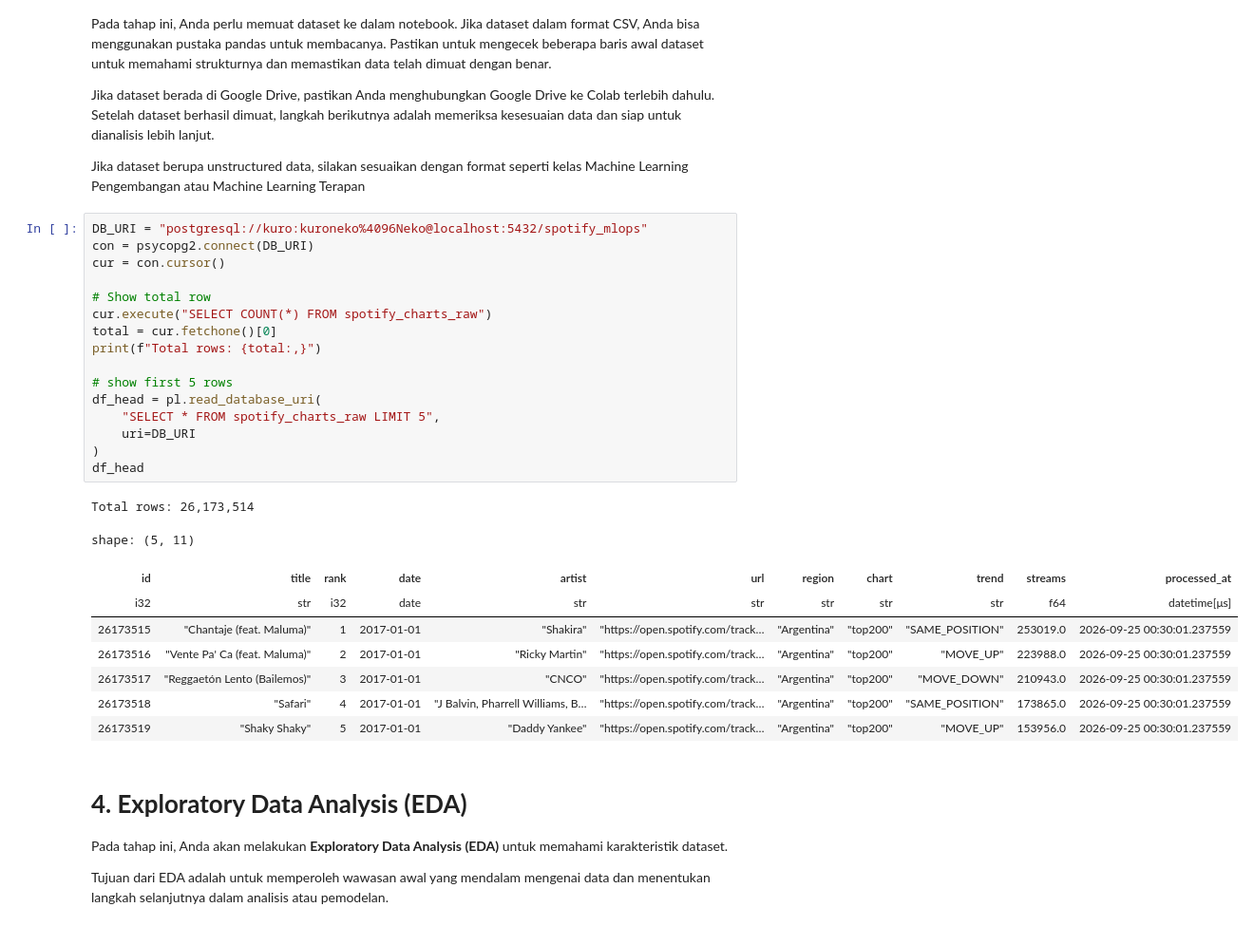
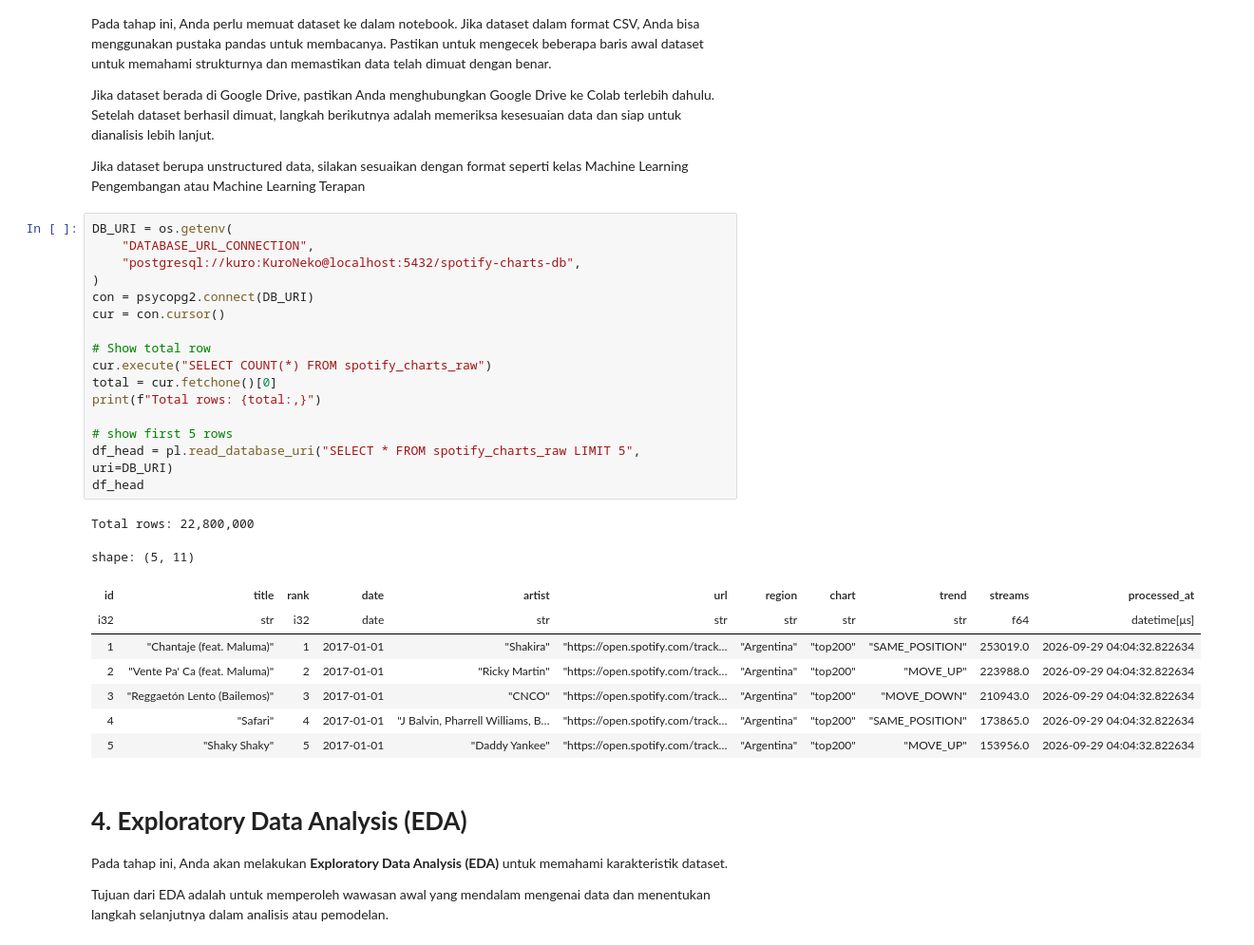
Before and after one commit to Aldi-H/spotify-chart-mlops, a Jupyter notebook: notebooks/spotify_chart_mlops.ipynb, the cells around one changed output. Shown at 95% size. Drawn from its saved outputs; the diff is of its cells as text.

```diff
--- a/notebooks/spotify_chart_mlops.ipynb
+++ b/notebooks/spotify_chart_mlops.ipynb
@@ -26,31 +30,31 @@ Jika dataset berada di Google Drive, pastikan Anda menghubungkan Google Drive ke
 
 Jika dataset berupa unstructured data, silakan sesuaikan dengan format seperti kelas Machine Learning Pengembangan atau Machine Learning Terapan
 # %%
-DB_URI = "postgresql://kuro:kuroneko%4096Neko@localhost:5432/spotify_mlops"
+DB_URI = os.getenv(
+    "DATABASE_URL_CONNECTION",
+    "postgresql://kuro:KuroNeko@localhost:5432/spotify-charts-db",
+)
 con = psycopg2.connect(DB_URI)
 cur = con.cursor()
 
 # Show total row
 cur.execute("SELECT COUNT(*) FROM spotify_charts_raw")
 total = cur.fetchone()[0]
 print(f"Total rows: {total:,}")
 
 # show first 5 rows
-df_head = pl.read_database_uri(
-    "SELECT * FROM spotify_charts_raw LIMIT 5",
-    uri=DB_URI
-)
+df_head = pl.read_database_uri("SELECT * FROM spotify_charts_raw LIMIT 5", uri=DB_URI)
 df_head
 # %% [output]
-Total rows: 26,173,514
+Total rows: 22,800,000
 shape: (5, 11)
 | id | title | rank | date | artist | url | region | chart | trend | streams | processed_at |
 | i32 | str | i32 | date | str | str | str | str | str | f64 | datetime[μs] |
-| 26173515 | "Chantaje (feat. Maluma)" | 1 | 2017-01-01 | "Shakira" | "https://open.spotify.com/track… | "Argentina" | "top200" | "SAME_POSITION" | 253019.0 | 2026-09-25 00:30:01.237559 |
-| 26173516 | "Vente Pa' Ca (feat. Maluma)" | 2 | 2017-01-01 | "Ricky Martin" | "https://open.spotify.com/track… | "Argentina" | "top200" | "MOVE_UP" | 223988.0 | 2026-09-25 00:30:01.237559 |
-| 26173517 | "Reggaetón Lento (Bailemos)" | 3 | 2017-01-01 | "CNCO" | "https://open.spotify.com/track… | "Argentina" | "top200" | "MOVE_DOWN" | 210943.0 | 2026-09-25 00:30:01.237559 |
-| 26173518 | "Safari" | 4 | 2017-01-01 | "J Balvin, Pharrell Williams, B… | "https://open.spotify.com/track… | "Argentina" | "top200" | "SAME_POSITION" | 173865.0 | 2026-09-25 00:30:01.237559 |
-| 26173519 | "Shaky Shaky" | 5 | 2017-01-01 | "Daddy Yankee" | "https://open.spotify.com/track… | "Argentina" | "top200" | "MOVE_UP" | 153956.0 | 2026-09-25 00:30:01.237559 |
+| 1 | "Chantaje (feat. Maluma)" | 1 | 2017-01-01 | "Shakira" | "https://open.spotify.com/track… | "Argentina" | "top200" | "SAME_POSITION" | 253019.0 | 2026-09-29 04:04:32.822634 |
+| 2 | "Vente Pa' Ca (feat. Maluma)" | 2 | 2017-01-01 | "Ricky Martin" | "https://open.spotify.com/track… | "Argentina" | "top200" | "MOVE_UP" | 223988.0 | 2026-09-29 04:04:32.822634 |
+| 3 | "Reggaetón Lento (Bailemos)" | 3 | 2017-01-01 | "CNCO" | "https://open.spotify.com/track… | "Argentina" | "top200" | "MOVE_DOWN" | 210943.0 | 2026-09-29 04:04:32.822634 |
+| 4 | "Safari" | 4 | 2017-01-01 | "J Balvin, Pharrell Williams, B… | "https://open.spotify.com/track… | "Argentina" | "top200" | "SAME_POSITION" | 173865.0 | 2026-09-29 04:04:32.822634 |
+| 5 | "Shaky Shaky" | 5 | 2017-01-01 | "Daddy Yankee" | "https://open.spotify.com/track… | "Argentina" | "top200" | "MOVE_UP" | 153956.0 | 2026-09-29 04:04:32.822634 |
 # %% [markdown]
 # **4. Exploratory Data Analysis (EDA)**
 
```
Also changed, not shown: parts of 23 cells of this notebook.
